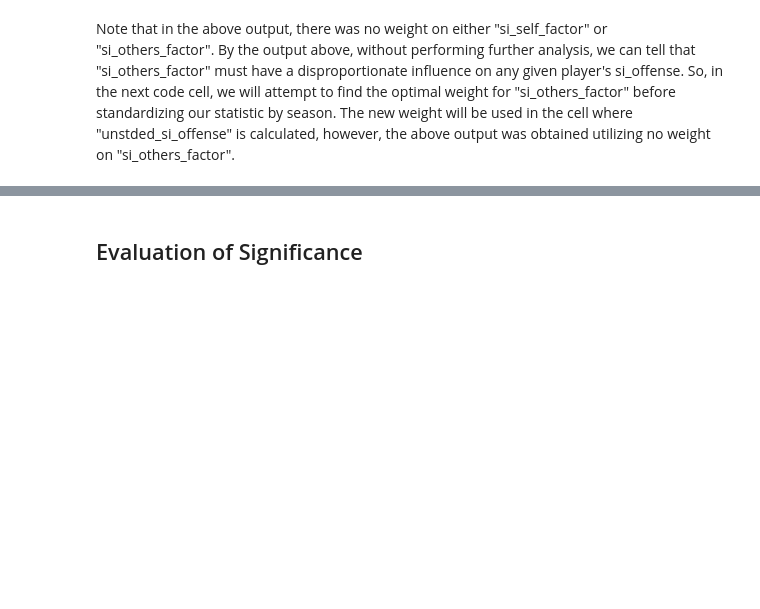
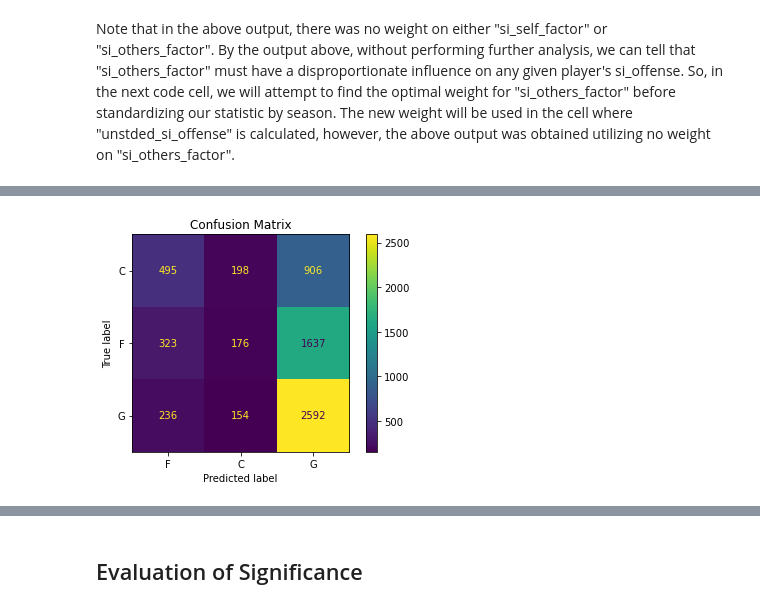
Before and after one commit to MAhram1/INFO-2950-Project, a Jupyter notebook: proj4.ipynb, the cells around one changed output, grey strips where cells are left out. Drawn from its saved outputs; the diff is of its cells as text; code cells hidden in the pictures; blank space fills up the shorter version.

```diff
--- a/proj4.ipynb
+++ b/proj4.ipynb
@@ -539,0 +600,7 @@ sorted_by_si_offense_rank.head(25)
+# %%
+# Setting up logistic model
+lm = LogisticRegression(multi_class = 'multinomial', solver = 'sag')
+logistic = lm.fit(Xl_train, yl_train)
+
+# Predicting player positions based on model fit to training data
+yl_pred = cross_val_predict(lm,Xl_train,yl_train,cv=10)
@@ -539,0 +622,17 @@ sorted_by_si_offense_rank.head(25)
+# %%
+# True labels and predicted labels
+yl_true = nba.pos
+yl_pred_full = logistic.predict(nba[['si_offense']])
+
+# Confusion Matrix
+disp = ConfusionMatrixDisplay(
+    confusion_matrix(yl_true, yl_pred_full),
+    display_labels = nba.pos.unique()
+)
+disp.plot()
+plt.title('Confusion Matrix')
+plt.xticks(ticks = [0,1,2], labels = ['F','C','G'])
+plt.yticks(ticks = [0,1,2], labels = ['C','F','G'])
+plt.show()
+# %% [output]
+[figure, added]
```
Also changed, not shown: parts of 28 cells of this notebook.
